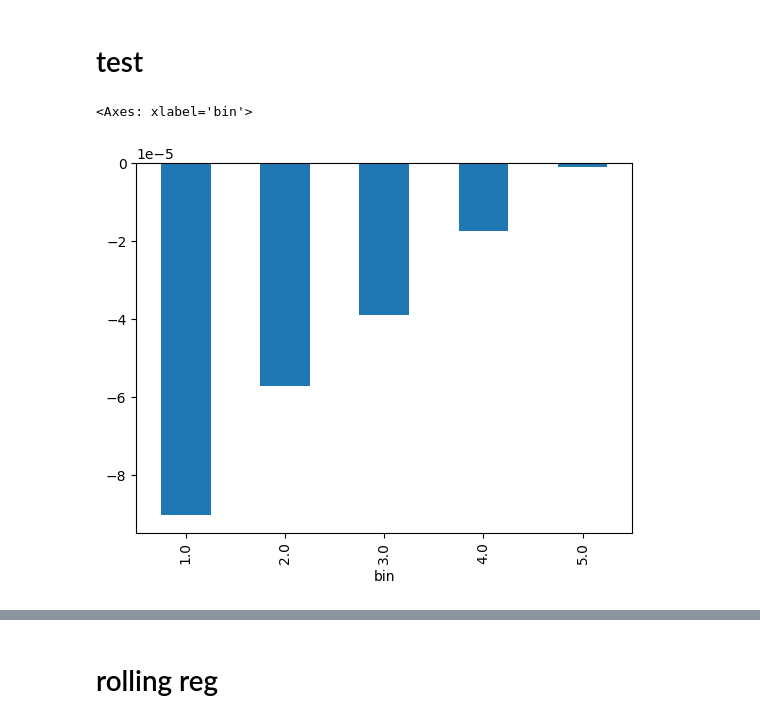
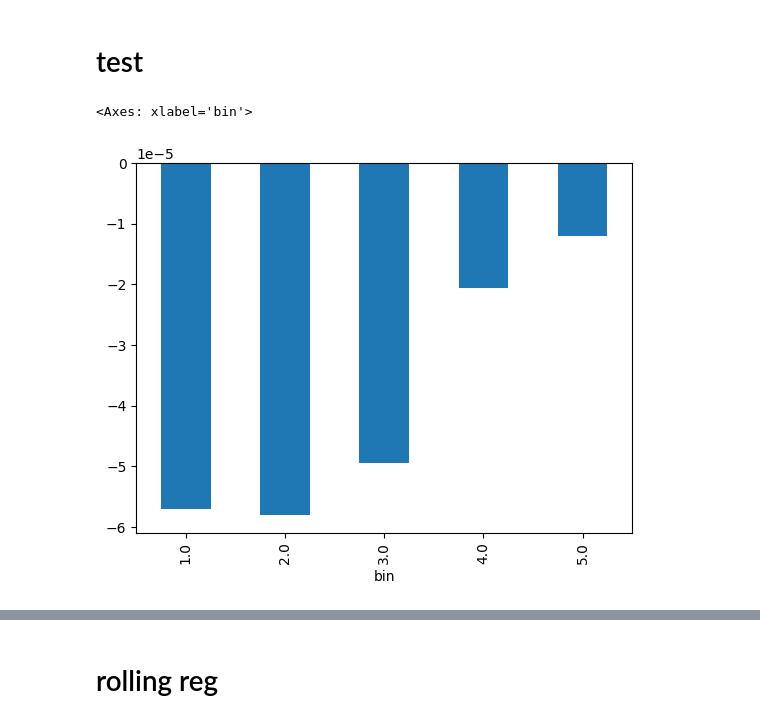
Before and after one commit to kcf1/Multistrat, a Jupyter notebook: strategies/research/mom_research.ipynb, the cells around one changed output, grey strips where cells are left out. Cells and saved outputs as stored; diff of their text form; code cells hidden in the pictures.

```diff
--- a/strategies/research/mom_research.ipynb
+++ b/strategies/research/mom_research.ipynb
@@ -98,7 +103,8 @@ bars['rs_vol'] = bars.groupby('symbol',group_keys=False).apply(rogers_satchell_v
 # %%
 bars['close_log'] = np.log(bars['close'])
 bars['ret'] = bars.groupby('symbol')['close_log'].diff(1)
-bars['ret_target'] = bars.groupby('symbol')['close_log'].diff(24)
+bars['ret_target'] = bars.groupby('symbol')['close_log'].diff(24) * 360 / bars.groupby('symbol')['rs_vol'].shift(1)
 bars['ret_target'] = bars.groupby('symbol')['ret_target'].shift(-24)
 bars['ret_lag1'] = bars.groupby('symbol')['ret'].shift(-1)
 bars['ret_lag2'] = bars.groupby('symbol')['ret'].shift(-2)
+bars['weight'] = 0.30 / bars['rs_vol']
@@ -531,6 +553,7 @@ for window in [6,12,24,48,96,192]:
     df = f_breakout(df,window)
     df = f_candlestrength(df,window)
     df = f_candleaccel(df,window)
-    df = f_voltrend(df,window)
-    df = f_revvwap(df,window)
+    #df = f_voltrend(df,window)
+    #df = f_revvwap(df,window)
+    #df = f_corr(df,window)
 # %%
@@ -578,7 +631,6 @@ clean_df = df.copy()
 smooth_window = 24
 
 clean_df = rank_smooth_gaussian(clean_df,'ret_target','_rank',smooth_window)
-clean_df['ret_target_est'] = clean_df['ret_target_rank'] * clean_df.groupby('ts')['ret_target'].transform('median')
 
 #smooth_window = 48
 for window in [12,24,48,96,192]:
@@ -588,15 +640,25 @@ for window in [12,24,48,96,192]:
         clean_df = rank_smooth_gaussian(clean_df,'breakout_'+str(window),'_clean',smooth_window)
         clean_df = rank_smooth_gaussian(clean_df,'candlestrength_'+str(window),'_clean',smooth_window)
         clean_df = rank_smooth_gaussian(clean_df,'candleaccel_'+str(window),'_clean',smooth_window)
-        clean_df = rank_smooth_gaussian(clean_df,'voltrend_'+str(window),'_clean',smooth_window)
-        clean_df = rank_smooth_gaussian(clean_df,'revvwap_'+str(window),'_clean',smooth_window)
+        #clean_df = rank_smooth_gaussian(clean_df,'corr_'+str(window),'_clean',smooth_window)
+        #clean_df = rank_smooth_gaussian(clean_df,'voltrend_'+str(window),'_clean',smooth_window)
+        #clean_df = rank_smooth_gaussian(clean_df,'revvwap_'+str(window),'_clean',smooth_window)
+# %%
+scaler = clean_df.groupby('ts')['ret_target'].std()
+#scaler = np.log(scaler)
+scaler = scaler / scaler.expanding().median()
+scaler.name = 'sample_weight'
+
+if 'sample_weight' in clean_df.columns:
+    clean_df = clean_df.drop(columns=['sample_weight'])
+clean_df = clean_df.merge(scaler,left_on='ts',right_index=True,how='left')
 # %%
-clean_df['rank'] = clean_df.groupby('ts')['breakout_24_clean'].rank(pct=True)
+clean_df['rank'] = clean_df.groupby('ts')['candlestrength_24_clean'].rank(pct=True)
 clean_df['bin'] = np.floor(clean_df['rank'] * 5).clip(upper=4)+1
 clean_df.groupby('bin')['ret_lag1'].mean().plot(kind='bar')
 # %% [output]
 <Axes: xlabel='bin'>
-[figure, old version]
+[figure, new version]
 # %%
 lo = clean_df['ts'].min()
 hi = clean_df['ts'].max()
```
Also changed, not shown: parts of 48 cells of this notebook, 1 other file.
